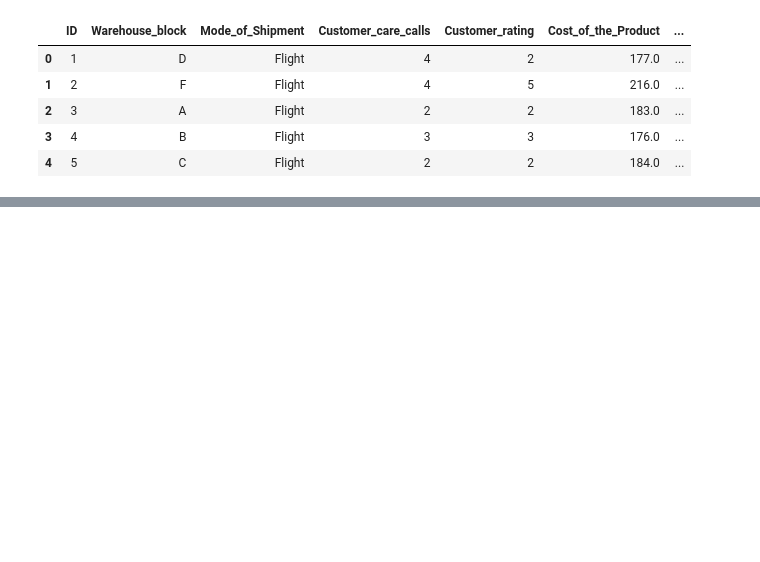
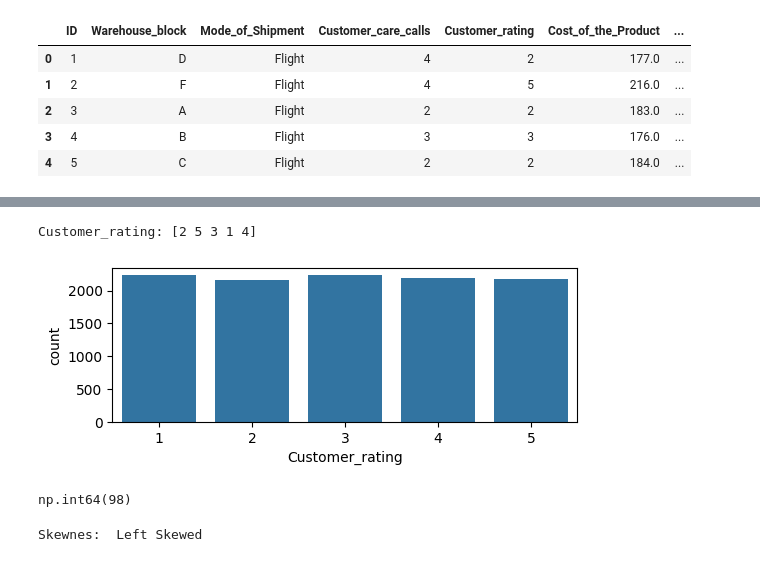
Before and after one commit to sahil-sundhan/math-for-data-science, a Jupyter notebook: Group 12/Project_1/pipeline.ipynb, the cells around one changed output, grey strips where cells are left out. Cells and saved outputs as stored; diff of their text form; code cells hidden in the pictures; blank space fills up the shorter version.

```diff
--- a/Group 12/Project_1/pipeline.ipynb
+++ b/Group 12/Project_1/pipeline.ipynb
@@ -33,0 +103,28 @@ data.describe()
+# %%
+print(f"Customer_rating: {data.Customer_rating.unique()}")
+fig = plt.figure(figsize=(6, 2))
+sns.countplot(data=data, x='Customer_rating')
+plt.show()
+data.Customer_rating.value_counts()
+categorical_variables.append('Customer_rating')
+# %% [output]
+Customer_rating: [2 5 3 1 4]
+[figure, added]
+# %%
+data.Cost_of_the_Product.isna().sum()
+# %% [output]
+np.int64(98)
+# %%
+avg_cost = data.Cost_of_the_Product.mean()
+median_cost = data.Cost_of_the_Product.median()
+q1 = data.Cost_of_the_Product.quantile(0.25)
+q3 = data.Cost_of_the_Product.quantile(0.75)
+iqr = q3 - q1
+lower_bound = q1-(1.5*iqr)
+upper_bound = q3+(1.5*iqr)
+# Skewness
+distance_to_q1 = median_cost - q1
+distance_to_q3 = q3 - median_cost
+print('Skewnes: ', "Right skewed" if distance_to_q3 > distance_to_q1 else "Left Skewed" if distance_to_q3 < distance_to_q1 else "Normal")
+# %% [output]
+Skewnes:  Left Skewed
```
Also changed, not shown: parts of 24 cells of this notebook.
